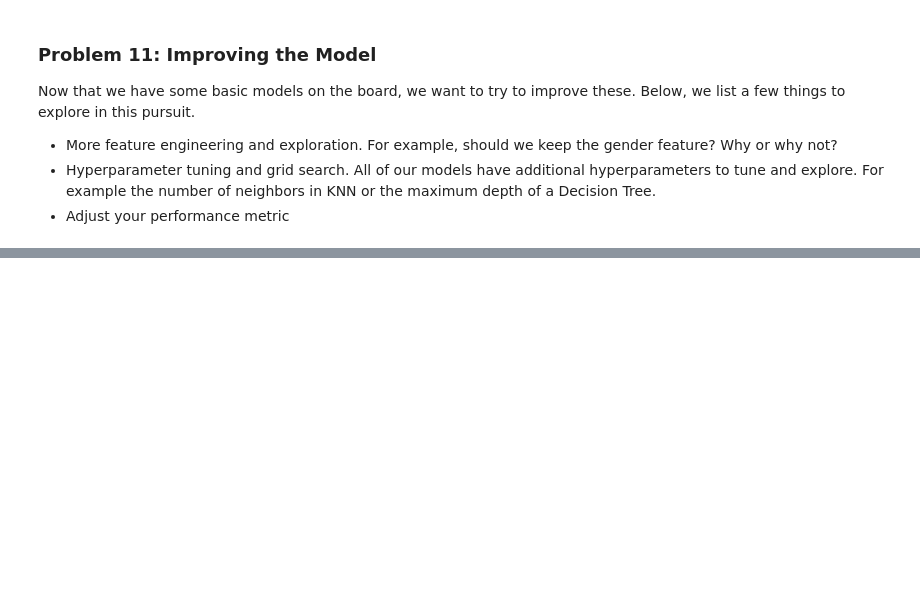
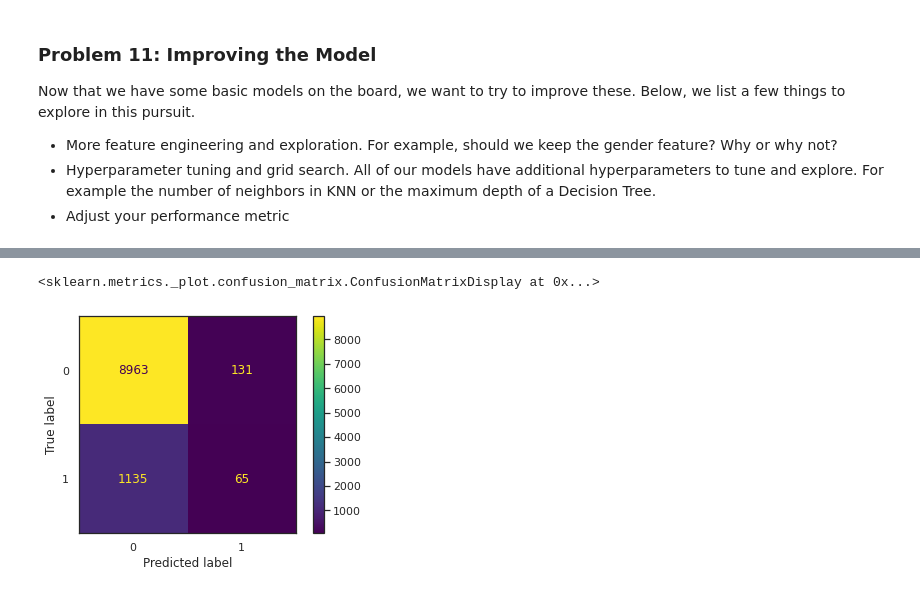
Before and after one commit to ttb-git/Berkeley-Engr-PracticalAssignment3, a Jupyter notebook: Practical_Application_III_TB_1_FeatureEngr_Modelling_Classification_Final.ipynb, the cells around one changed output, grey strips where cells are left out. Cells and saved outputs as stored; diff of their text form; code cells hidden in the pictures; blank space fills up the shorter version.

```diff
--- a/Practical_Application_III_TB_1_FeatureEngr_Modelling_Classification_Final.ipynb
+++ b/Practical_Application_III_TB_1_FeatureEngr_Modelling_Classification_Final.ipynb
@@ -798,0 +1001,3 @@ Now that we have some basic models on the board, we want to try to improve these
+# %%
+from sklearn.neighbors import KNeighborsClassifier
+knn = KNeighborsClassifier().fit(X_train, y_train)
@@ -798,0 +1041,5 @@ Now that we have some basic models on the board, we want to try to improve these
+# %%
+plot_confusion_matrix(knn,X_test,y_test)
+# %% [output]
+<sklearn.metrics._plot.confusion_matrix.ConfusionMatrixDisplay at 0x...>
+[figure, added]
```
Also changed, not shown: parts of 45 cells of this notebook.
